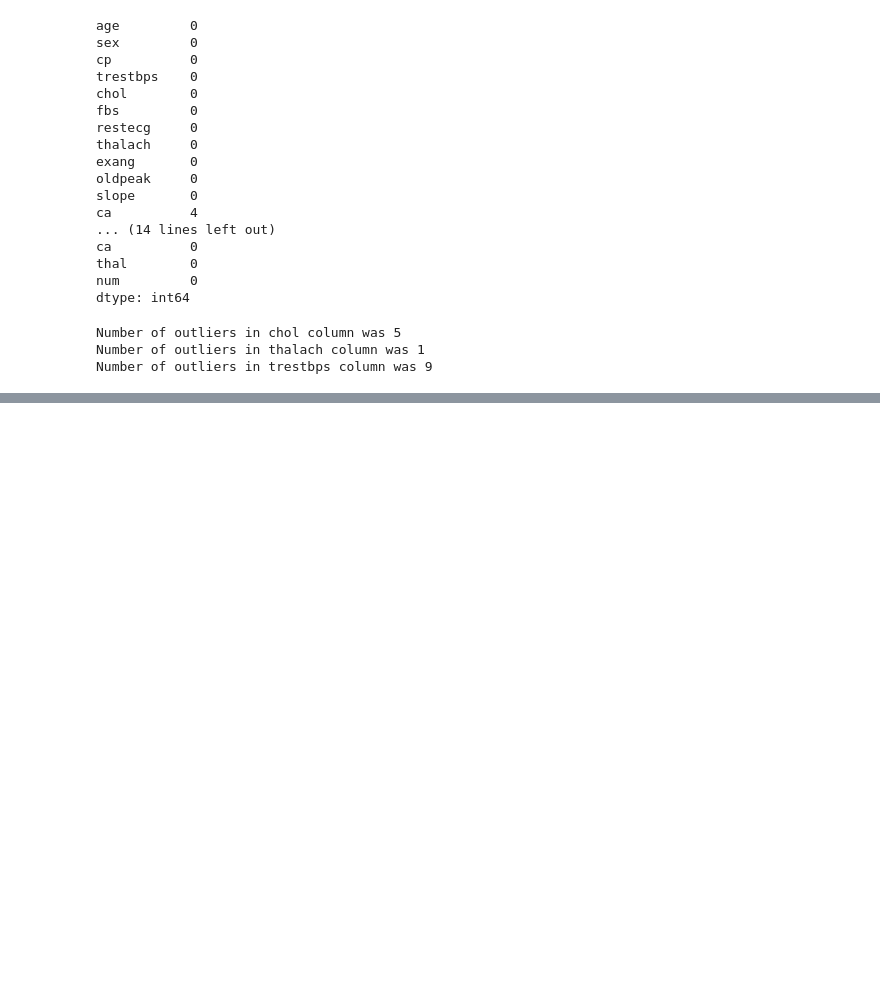
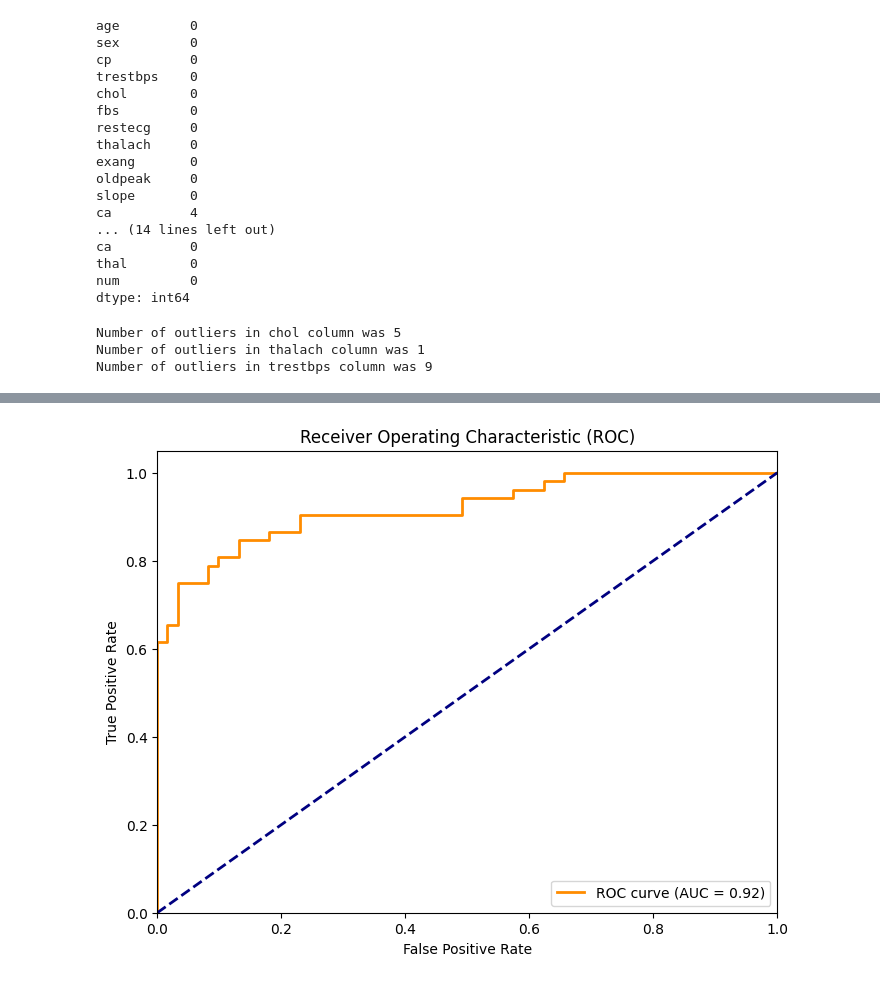
Before and after one commit to meralmourad/CodeAlpha_Disease-Prediction, a Jupyter notebook: logic.ipynb, the cells around one changed output, grey strips where cells are left out. Cells and saved outputs as stored; diff of their text form; code cells hidden in the pictures; blank space fills up the shorter version.

```diff
--- a/logic.ipynb
+++ b/logic.ipynb
@@ -171,0 +175,14 @@ Number of outliers in trestbps column was 9
+# %%
+X = df.drop('num', axis=1)
+Y = (df['num'] > 0).astype(int)
+
+X_train, X_test, y_train, y_test = train_test_split(X, Y, test_size=0.4, random_state=42)
+# %%
+scaler = StandardScaler()
+
+X_train_scaled = scaler.fit_transform(X_train)
+
+X_test_scaled = scaler.transform(X_test)
+# %%
+svm_model = SVC(kernel='rbf', C=1.0, random_state=42)
+svm_model.fit(X_train_scaled, y_train)
@@ -171,0 +206,20 @@ Number of outliers in trestbps column was 9
+# %%
+from sklearn.metrics import roc_curve, auc
+
+y_scores = svm_model.decision_function(X_test_scaled)
+
+fpr, tpr, thresholds = roc_curve(y_test, y_scores)
+roc_auc = auc(fpr, tpr)
+
+plt.figure(figsize=(8, 6))
+plt.plot(fpr, tpr, color='darkorange', lw=2, label=f'ROC curve (AUC = {roc_auc:.2f})')
+plt.plot([0, 1], [0, 1], color='navy', lw=2, linestyle='--') # خط الصدفة (50%)
+plt.xlim([0.0, 1.0])
+plt.ylim([0.0, 1.05])
+plt.xlabel('False Positive Rate')
+plt.ylabel('True Positive Rate')
+plt.title('Receiver Operating Characteristic (ROC)')
+plt.legend(loc="lower right")
+plt.show()
+# %% [output]
+[figure, added]
```
Also changed, not shown: parts of 8 cells of this notebook.
